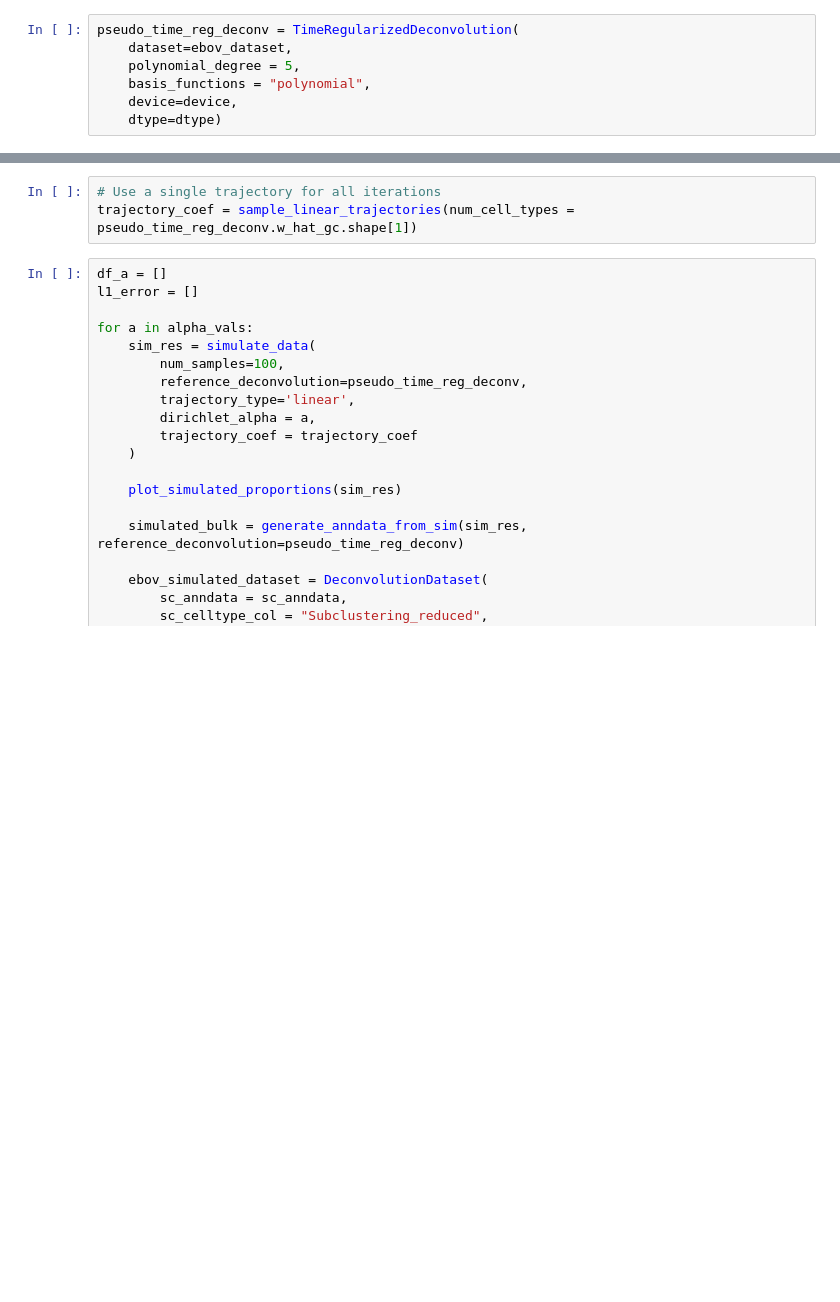
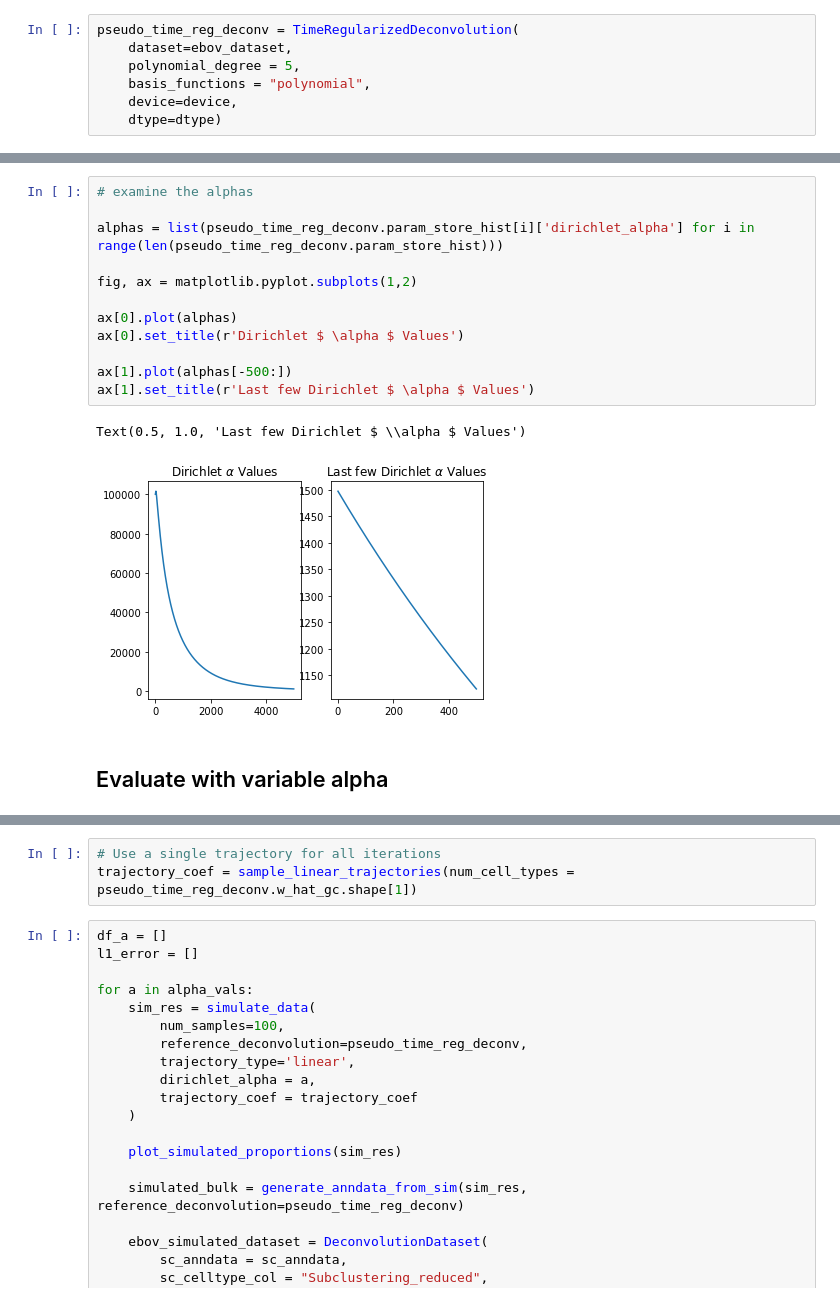
Before and after one commit to broadinstitute/temporal-rna-seq-deconvolution, a Jupyter notebook: deconvolve-simulated-linear-example.ipynb, the cells around one changed output, grey strips where cells are left out. Drawn from its saved outputs; the diff is of its cells as text; blank space fills up the shorter version.

```diff
--- a/deconvolve-simulated-linear-example.ipynb
+++ b/deconvolve-simulated-linear-example.ipynb
@@ -117,3 +159,20 @@ calculate_prediction_error(sim_res, pseudo_time_reg_deconv_sim)
+# %%
+# examine the alphas
+
+alphas = list(pseudo_time_reg_deconv.param_store_hist[i]['dirichlet_alpha'] for i in range(len(pseudo_time_reg_deconv.param_store_hist)))
+
+fig, ax = matplotlib.pyplot.subplots(1,2)
+
+ax[0].plot(alphas)
+ax[0].set_title(r'Dirichlet $ \alpha $ Values')
+
+ax[1].plot(alphas[-500:])
+ax[1].set_title(r'Last few Dirichlet $ \alpha $ Values')
+# %% [output]
+Text(0.5, 1.0, 'Last few Dirichlet $ \\alpha $ Values')
+[figure, added]
+# %% [markdown]
+## Evaluate with variable alpha
 # %%
 alpha_vals = list(10**(x -1 ) for x in range(4))
 alpha_vals
```
Also changed, not shown: parts of 61 cells of this notebook, 8 other files.
